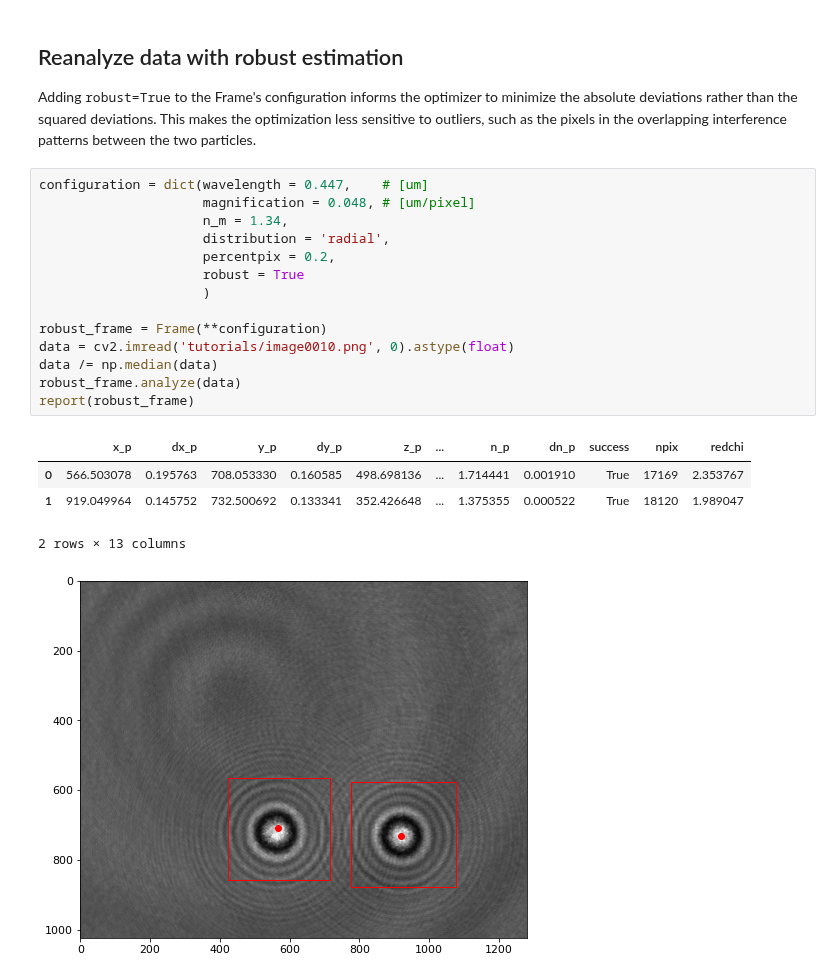
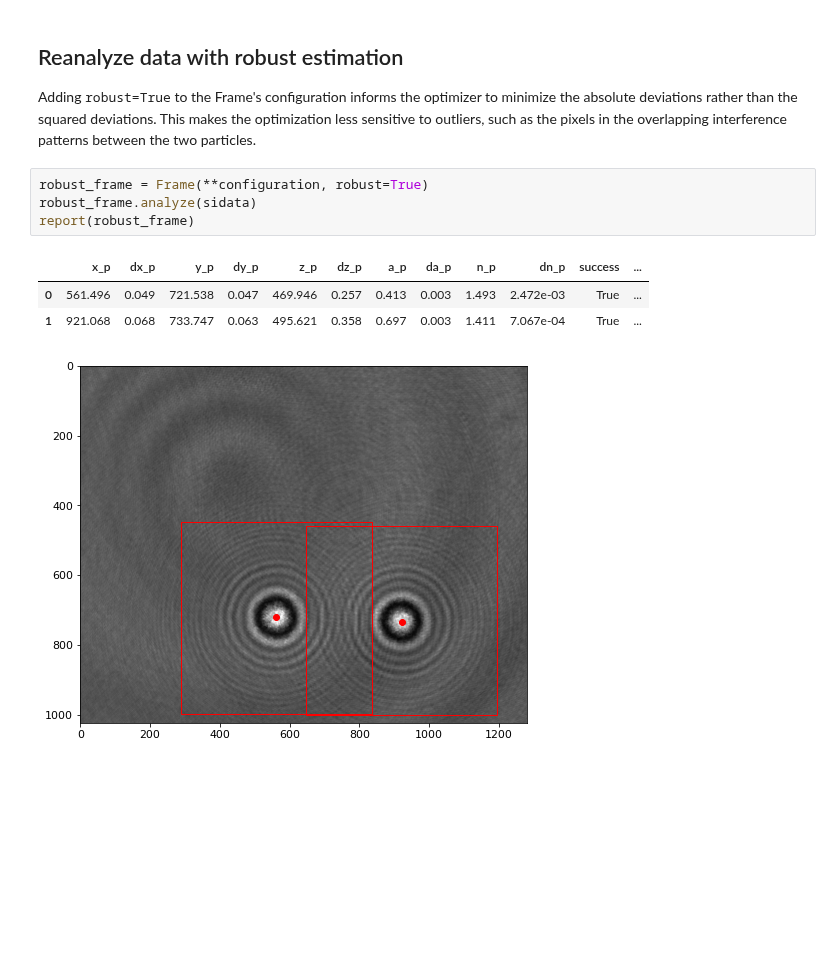
Before and after one commit to davidgrier/pylorenzmie, a Jupyter notebook: docs/FrameAnalysis.ipynb, the cells around one changed output. Saved outputs shown, nothing was run; the diff lists cells and outputs as text; blank space fills up the shorter version.

```diff
--- a/docs/FrameAnalysis.ipynb
+++ b/docs/FrameAnalysis.ipynb
@@ -99,23 +90,12 @@ Adding <tt>robust=True</tt> to the Frame's configuration informs the
 optimizer to minimize the absolute deviations rather than the squared deviations.
 This makes the optimization less sensitive to outliers, such as the pixels
 in the overlapping interference patterns between the two particles.
-# %%
-configuration = dict(wavelength = 0.447,    # [um]
-                     magnification = 0.048, # [um/pixel]
-                     n_m = 1.34,
-                     distribution = 'radial',
-                     percentpix = 0.2,
-                     robust = True
-                     )
-
-robust_frame = Frame(**configuration)
-data = cv2.imread('tutorials/image0010.png', 0).astype(float)
-data /= np.median(data)
-robust_frame.analyze(data)
-report(robust_frame)
-# %% [output]
-|  | x_p | dx_p | y_p | dy_p | z_p | ... | n_p | dn_p | success | npix | redchi |
-| 0 | 566.503078 | 0.195763 | 708.053330 | 0.160585 | 498.698136 | ... | 1.714441 | 0.001910 | True | 17169 | 2.353767 |
-| 1 | 919.049964 | 0.145752 | 732.500692 | 0.133341 | 352.426648 | ... | 1.375355 | 0.000522 | True | 18120 | 1.989047 |
-2 rows × 13 columns
-[figure, removed]
+# %%
+robust_frame = Frame(**configuration, robust=True)
+robust_frame.analyze(sidata)
+report(robust_frame)
+# %% [output]
+|  | x_p | dx_p | y_p | dy_p | z_p | dz_p | a_p | da_p | n_p | dn_p | success | ... |
+| 0 | 561.496 | 0.049 | 721.538 | 0.047 | 469.946 | 0.257 | 0.413 | 0.003 | 1.493 | 2.472e-03 | True | ... |
+| 1 | 921.068 | 0.068 | 733.747 | 0.063 | 495.621 | 0.358 | 0.697 | 0.003 | 1.411 | 7.067e-04 | True | ... |
+[figure, added]
```
Also changed, not shown: parts of 10 cells of this notebook, 3 other files.
